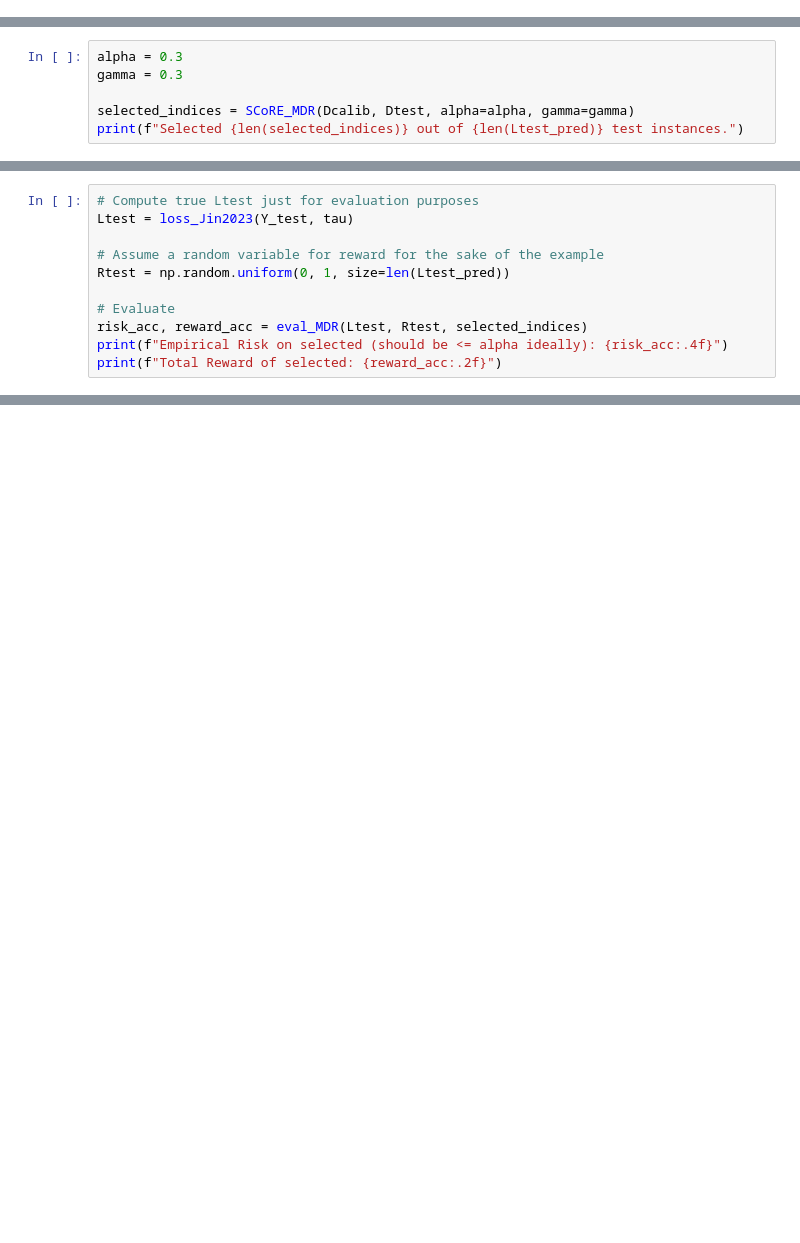
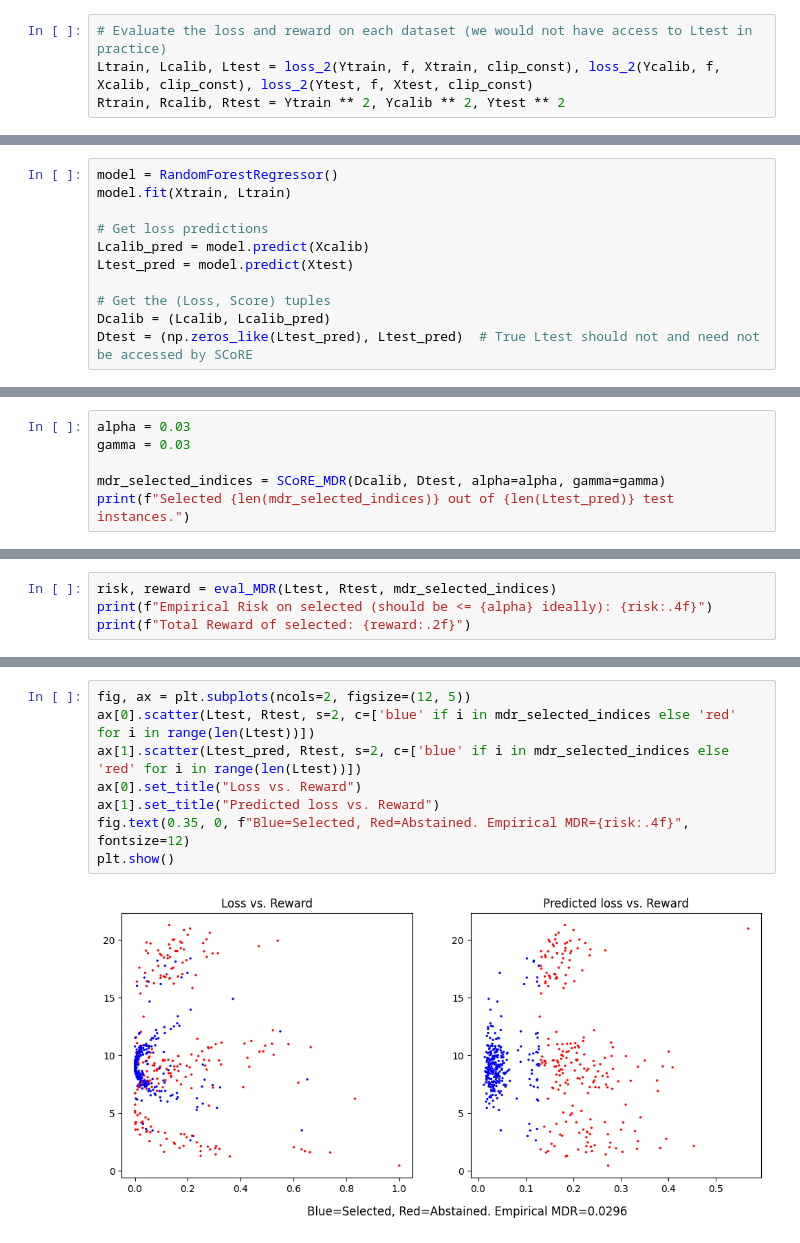
Before and after one commit to Tian-Bai/SCoRE, a Jupyter notebook: demo.ipynb, the cells around one changed output, grey strips where cells are left out. Saved outputs shown, nothing was run; the diff lists cells and outputs as text; blank space fills up the shorter version.

```diff
--- a/demo.ipynb
+++ b/demo.ipynb
@@ -31 +53,5 @@ Train size: 800, Calib size: 600, Test size: 600
+# %%
+# Evaluate the loss and reward on each dataset (we would not have access to Ltest in practice)
+Ltrain, Lcalib, Ltest = loss_2(Ytrain, f, Xtrain, clip_const), loss_2(Ycalib, f, Xcalib, clip_const), loss_2(Ytest, f, Xtest, clip_const)
+Rtrain, Rcalib, Rtest = Ytrain ** 2, Ycalib ** 2, Ytest ** 2
 # %% [markdown]
@@ -59 +60,12 @@ Dtest = (np.zeros_like(Ltest_pred), Ltest_pred)  # True Ltest should not be acce
+# %%
+model = RandomForestRegressor()
+model.fit(Xtrain, Ltrain)
+
+# Get loss predictions
+Lcalib_pred = model.predict(Xcalib)
+Ltest_pred = model.predict(Xtest)
+
+# Get the (Loss, Score) tuples
+Dcalib = (Lcalib, Lcalib_pred)
+Dtest = (np.zeros_like(Ltest_pred), Ltest_pred)  # True Ltest should not and need not be accessed by SCoRE
 # %% [markdown]
@@ -62,7 +76,7 @@ Run `SCoRE_MDR` to select a subset of the test instances while controlling the r
 # %%
-alpha = 0.3
-gamma = 0.3
+alpha = 0.03
+gamma = 0.03
 
-selected_indices = SCoRE_MDR(Dcalib, Dtest, alpha=alpha, gamma=gamma)
-print(f"Selected {len(selected_indices)} out of {len(Ltest_pred)} test instances.")
+mdr_selected_indices = SCoRE_MDR(Dcalib, Dtest, alpha=alpha, gamma=gamma)
+print(f"Selected {len(mdr_selected_indices)} out of {len(Ltest_pred)} test instances.")
 # %% [output]
@@ -73,12 +86,5 @@ Evaluate the empirical risk and reward of the selected instances using `eval_MDR
 # %%
-# Compute true Ltest just for evaluation purposes
-Ltest = loss_Jin2023(Y_test, tau)
-
-# Assume a random variable for reward for the sake of the example
-Rtest = np.random.uniform(0, 1, size=len(Ltest_pred))
-
-# Evaluate
-risk_acc, reward_acc = eval_MDR(Ltest, Rtest, selected_indices)
-print(f"Empirical Risk on selected (should be <= alpha ideally): {risk_acc:.4f}")
-print(f"Total Reward of selected: {reward_acc:.2f}")
+risk, reward = eval_MDR(Ltest, Rtest, mdr_selected_indices)
+print(f"Empirical Risk on selected (should be <= {alpha} ideally): {risk:.4f}")
+print(f"Total Reward of selected: {reward:.2f}")
 # %% [output]
@@ -86,0 +93,10 @@ Total Reward of selected: 137.52
+# %%
+fig, ax = plt.subplots(ncols=2, figsize=(12, 5))
+ax[0].scatter(Ltest, Rtest, s=2, c=['blue' if i in mdr_selected_indices else 'red' for i in range(len(Ltest))])
+ax[1].scatter(Ltest_pred, Rtest, s=2, c=['blue' if i in mdr_selected_indices else 'red' for i in range(len(Ltest))])
+ax[0].set_title("Loss vs. Reward")
+ax[1].set_title("Predicted loss vs. Reward")
+fig.text(0.35, 0, f"Blue=Selected, Red=Abstained. Empirical MDR={risk:.4f}", fontsize=12)
+plt.show()
+# %% [output]
+[figure, added]
```
Also changed, not shown: parts of 21 cells of this notebook, 1 other file.
